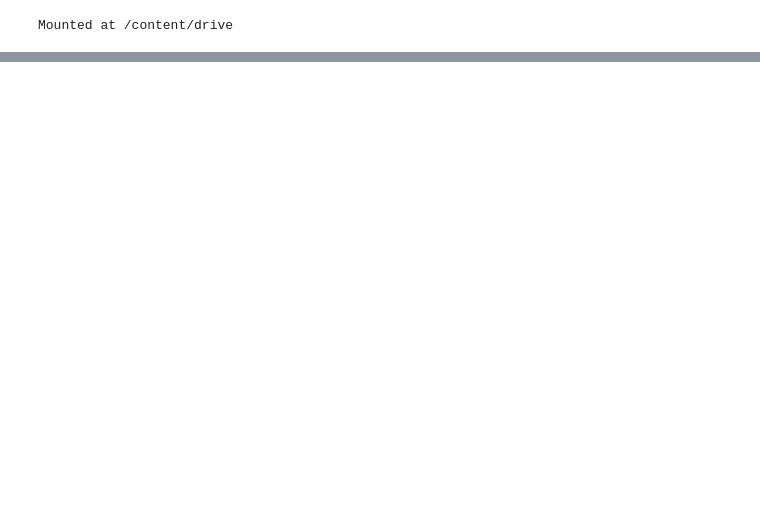
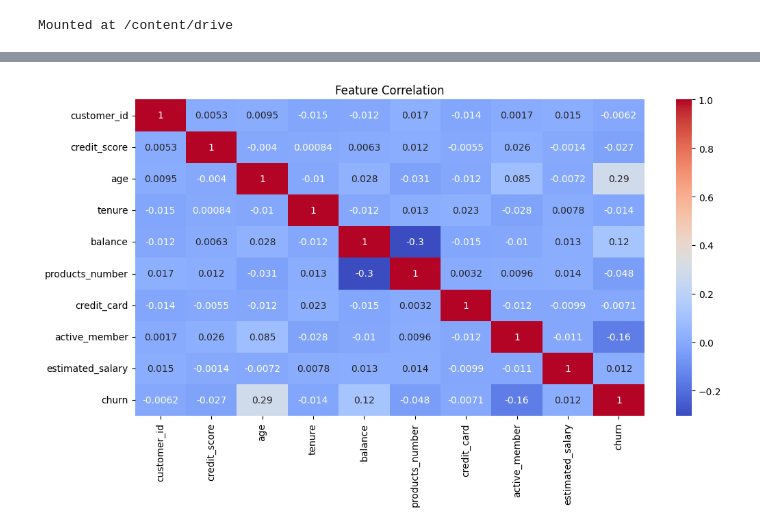
Before and after one commit to suvam3545/Assignment-1, a Jupyter notebook: 2417725_SuvamParajuli.ipynb, the cells around one changed output, grey strips where cells are left out. Cells and saved outputs as stored; diff of their text form; code cells hidden in the pictures; blank space fills up the shorter version.

```diff
--- a/2417725_SuvamParajuli.ipynb
+++ b/2417725_SuvamParajuli.ipynb
@@ -767,0 +16,20 @@ Index: []
+# %%
+import pandas as pd
+import numpy as np
+import matplotlib.pyplot as plt
+import seaborn as sns
+from sklearn.model_selection import train_test_split, GridSearchCV, cross_val_score
+from sklearn.preprocessing import StandardScaler
+from sklearn.linear_model import LogisticRegression
+from sklearn.ensemble import RandomForestClassifier
+from sklearn.feature_selection import SelectKBest, f_classif
+from sklearn.metrics import accuracy_score, classification_report, confusion_matrix
+#Task1
+
+# Load the dataset
+file_path = "/content/drive/MyDrive/FinalAI/Bank Customer Churn Prediction.csv"
+df = pd.read_csv(file_path)
+
+# Display basic info
+display(df.info())
+display(df.head())
@@ -767,0 +88,16 @@ Index: []
+# %%
+# Correlation heatmap
+plt.figure(figsize=(12, 6))
+# Select only numerical features for correlation calculation
+numerical_df = df.select_dtypes(include=np.number)
+sns.heatmap(numerical_df.corr(), annot=True, cmap="coolwarm")
+plt.title("Feature Correlation")
+plt.show()
+
+# Feature Engineering and Preprocessing
+original_columns = df.drop(columns=['customer_id', 'churn']).columns
+
+X = df.drop(columns=['customer_id', 'churn'])  # Remove customer ID and target variable
+y = df['churn']
+# %% [output]
+[figure, added]
```
Also changed, not shown: parts of 69 cells of this notebook.
